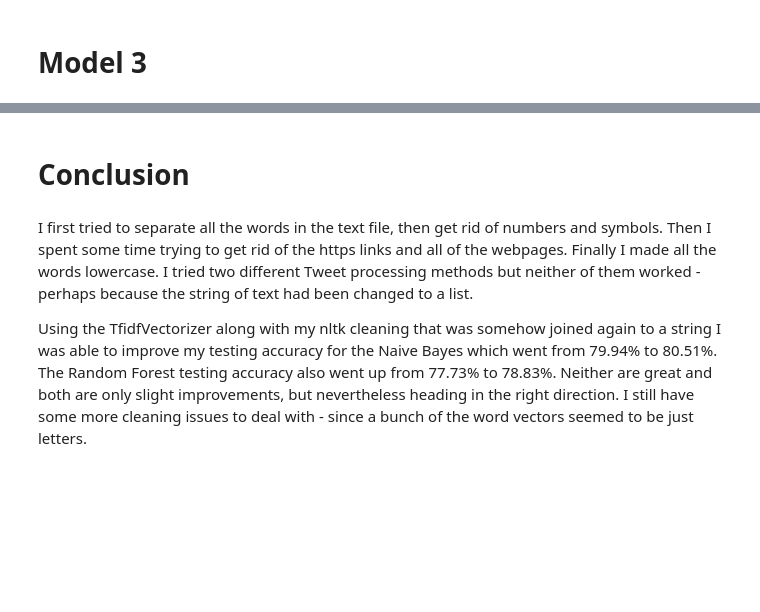
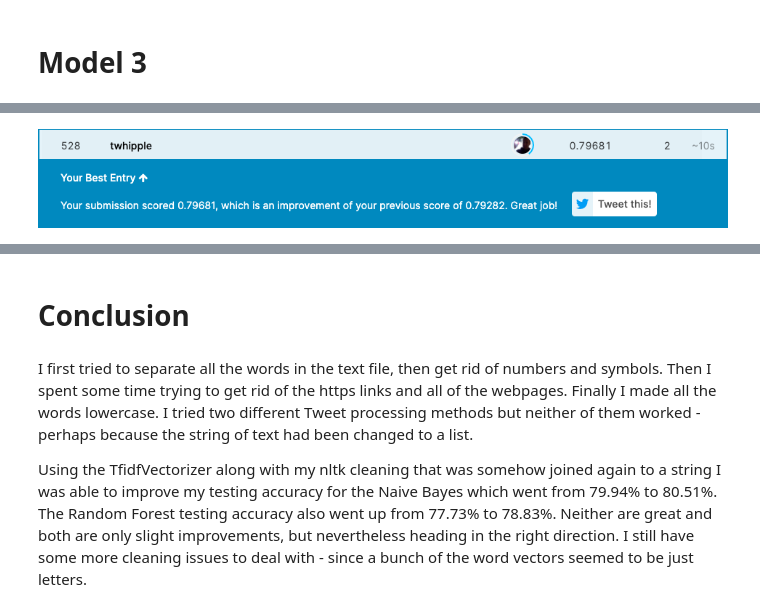
Before and after one commit to twhipple/Disaster_Tweets_NLP, a Jupyter notebook: Disaster_Tweets_Notebook_Again.ipynb, the cells around one changed output, grey strips where cells are left out. Saved outputs shown, nothing was run; the diff lists cells and outputs as text; code cells hidden in the pictures; blank space fills up the shorter version.

Commit message:
Submission update

```diff
--- a/Disaster_Tweets_Notebook_Again.ipynb
+++ b/Disaster_Tweets_Notebook_Again.ipynb
@@ -988,0 +1034,5 @@ Training Accuracy: 0.9876                Testing Accuracy: 0.7883
+# %%
+from IPython.display import Image
+Image(filename='Images/my submission_2.png')
+# %% [output]
+[figure, added]
```
Also changed, not shown: parts of 74 cells of this notebook, 6 other files.
